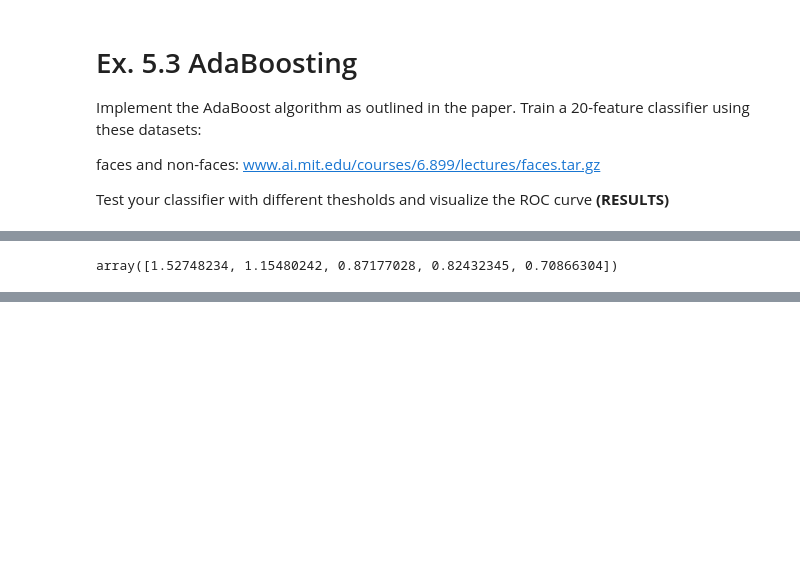
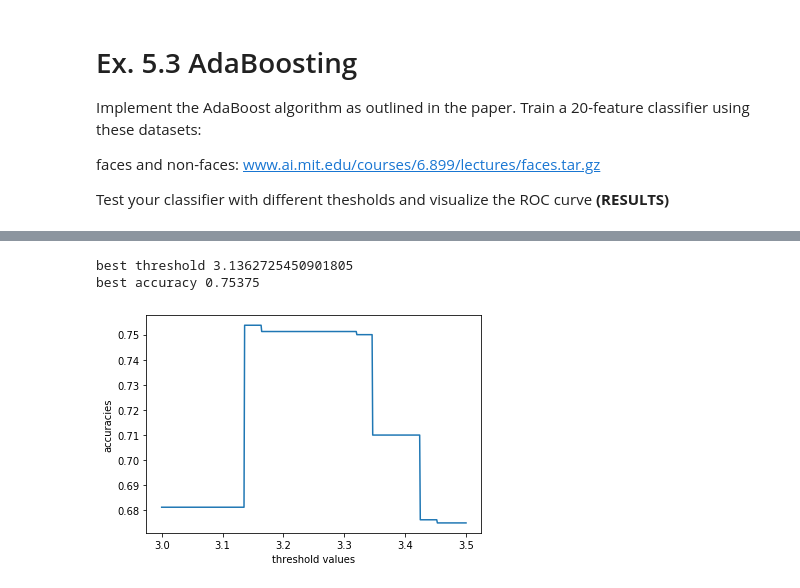
Before and after one commit to AbdBarho/CV19-20, a Jupyter notebook: 06_ViolaJones.ipynb, the cells around one changed output, grey strips where cells are left out. Drawn from its saved outputs; the diff is of its cells as text; code cells hidden in the pictures; blank space fills up the shorter version.

```diff
--- a/06_ViolaJones.ipynb
+++ b/06_ViolaJones.ipynb
@@ -295,3 +321,3 @@ class AdaBoost():
 # %%
 adaboost = AdaBoost()
-adaboost.train(faces_values, non_faces_values, 20)
+classifiers, alphas = adaboost.train(faces_values, non_faces_values, 20)
@@ -298,17 +338,36 @@ adaboost.train(faces_values, non_faces_values, 20)
-# %%
-adaboost.alphas
-# %% [output]
-array([1.52748234, 1.15480242, 0.87177028, 0.82432345, 0.70866304])
-# %%
-def test():
-    faces, non_faces = get_test_data(400)
-    total = len(faces) + len(non_faces)
-    correct = 0
-    for f in faces:
-        correct +=  (adaboost(f) == 1) | 0
-    for f in non_faces:
-        correct +=  (adaboost(f) == 0) | 0
-    print('correct', correct)
-    print('accuracy', correct/total)
-
-test()
+# %%
+def test():
+    # we are testing with only 400 faces and 400 non-faces
+    faces, non_faces = get_test_data(400)
+    total = len(faces) + len(non_faces)
+
+    def perdict(data, label):
+        correct = 0
+        for image in data:
+            correct += (adaboost(image) == label) | 0
+        return correct
+
+    def get_accuracy():
+        return (perdict(faces, 1) + perdict(non_faces, 0)) / total
+
+    # the numbers here are choosen after many iterations
+    thresholds = np.linspace(3, 3.5, num=500)
+    accuracies = []
+
+    for thresh in tqdm_notebook(thresholds, leave=False):
+        adaboost.threshold = thresh
+        accuracies.append(get_accuracy())
+
+    accuracies = np.array(accuracies)
+
+    print('best threshold', thresholds[np.argmax(accuracies)])
+    print('best accuracy', accuracies.max())
+
+    plt.xlabel('threshold values')
+    plt.ylabel('accuracies')
+    plt.plot(thresholds, accuracies)
+    plt.show()
+
+
+test()
+# %% [output]
@@ -314,0 +375,3 @@ test()
+best threshold 3.1362725450901805
+best accuracy 0.75375
+[figure, added]
```
Also changed, not shown: parts of 6 cells of this notebook.
